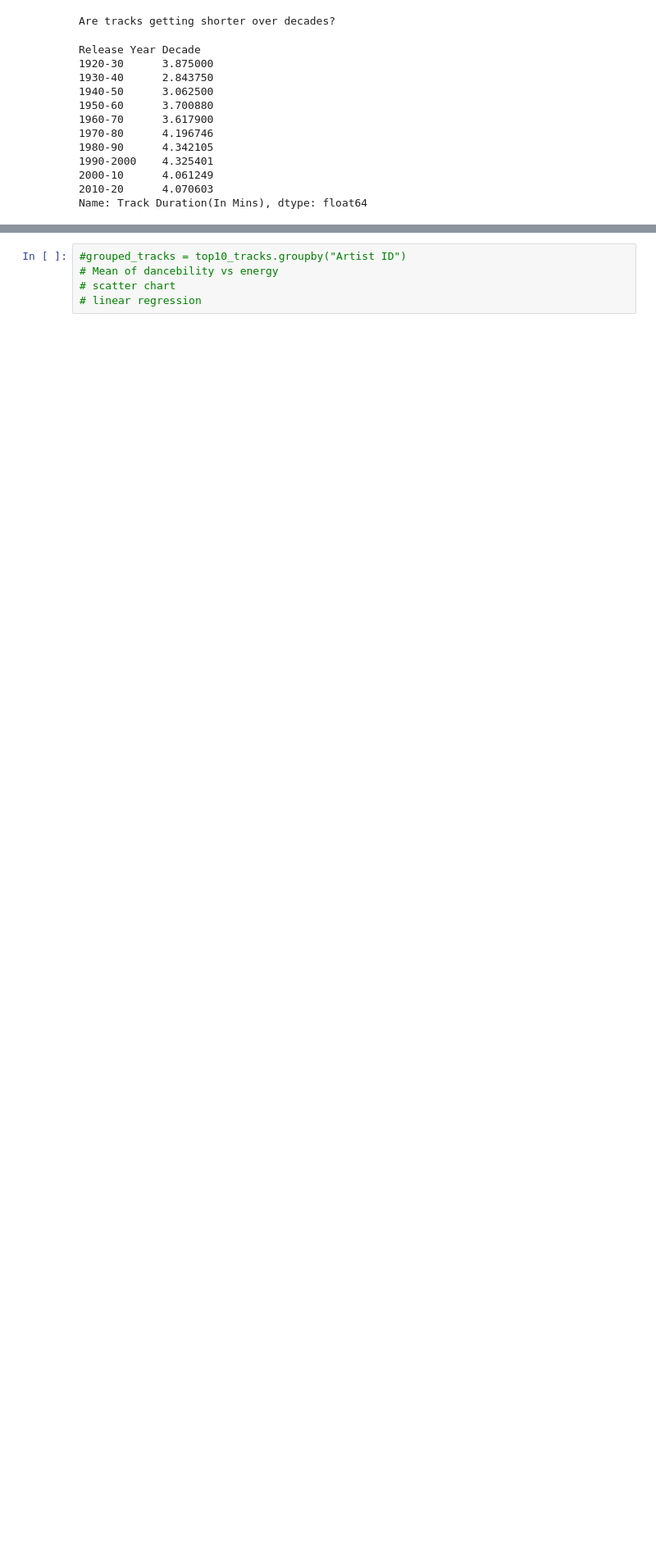
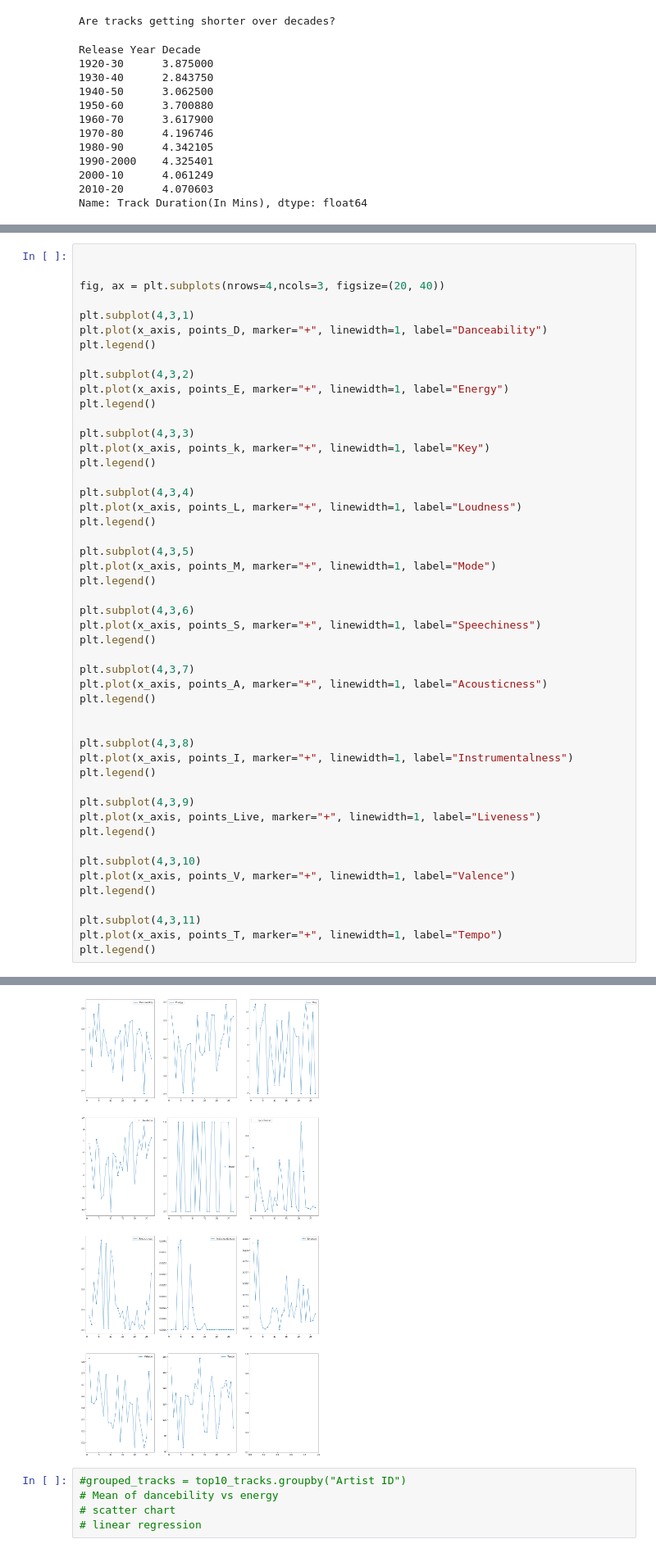
Before and after one commit to LievoisT/DataProject-Spotify, a Jupyter notebook: TrackDataAnalysis.ipynb, the cells around one changed output, grey strips where cells are left out. Shown: that part at 82% size. Cells and saved outputs as stored; diff of their text form; blank space fills up the shorter version.

```diff
--- a/TrackDataAnalysis.ipynb
+++ b/TrackDataAnalysis.ipynb
@@ -118,0 +164,50 @@ plt.tight_layout()
+# %%
+
+
+fig, ax = plt.subplots(nrows=4,ncols=3, figsize=(20, 40))
+
+plt.subplot(4,3,1)
+plt.plot(x_axis, points_D, marker="+", linewidth=1, label="Danceability")
+plt.legend()
+
+plt.subplot(4,3,2)
+plt.plot(x_axis, points_E, marker="+", linewidth=1, label="Energy")
+plt.legend()
+
+plt.subplot(4,3,3)
+plt.plot(x_axis, points_k, marker="+", linewidth=1, label="Key")
+plt.legend()
+
+plt.subplot(4,3,4)
+plt.plot(x_axis, points_L, marker="+", linewidth=1, label="Loudness")
+plt.legend()
+
+plt.subplot(4,3,5)
+plt.plot(x_axis, points_M, marker="+", linewidth=1, label="Mode")
+plt.legend()
+
+plt.subplot(4,3,6)
+plt.plot(x_axis, points_S, marker="+", linewidth=1, label="Speechiness")
+plt.legend()
+
+plt.subplot(4,3,7)
+plt.plot(x_axis, points_A, marker="+", linewidth=1, label="Acousticness")
+plt.legend()
+
+
+plt.subplot(4,3,8)
+plt.plot(x_axis, points_I, marker="+", linewidth=1, label="Instrumentalness")
+plt.legend()
+
+plt.subplot(4,3,9)
+plt.plot(x_axis, points_Live, marker="+", linewidth=1, label="Liveness")
+plt.legend()
+
+plt.subplot(4,3,10)
+plt.plot(x_axis, points_V, marker="+", linewidth=1, label="Valence")
+plt.legend()
+
+plt.subplot(4,3,11)
+plt.plot(x_axis, points_T, marker="+", linewidth=1, label="Tempo")
+plt.legend()
+# %% [output]
@@ -119,3 +215,4 @@ plt.tight_layout()
+[figure, added]
 # %%
 #grouped_tracks = top10_tracks.groupby("Artist ID")
 # Mean of dancebility vs energy
```
Also changed, not shown: parts of 8 cells of this notebook.
